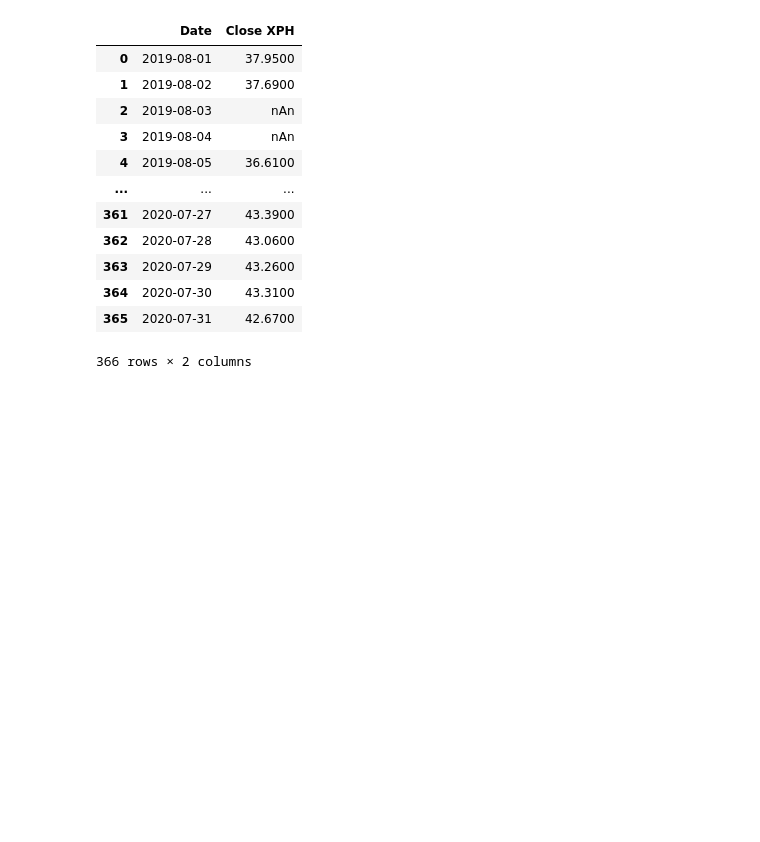
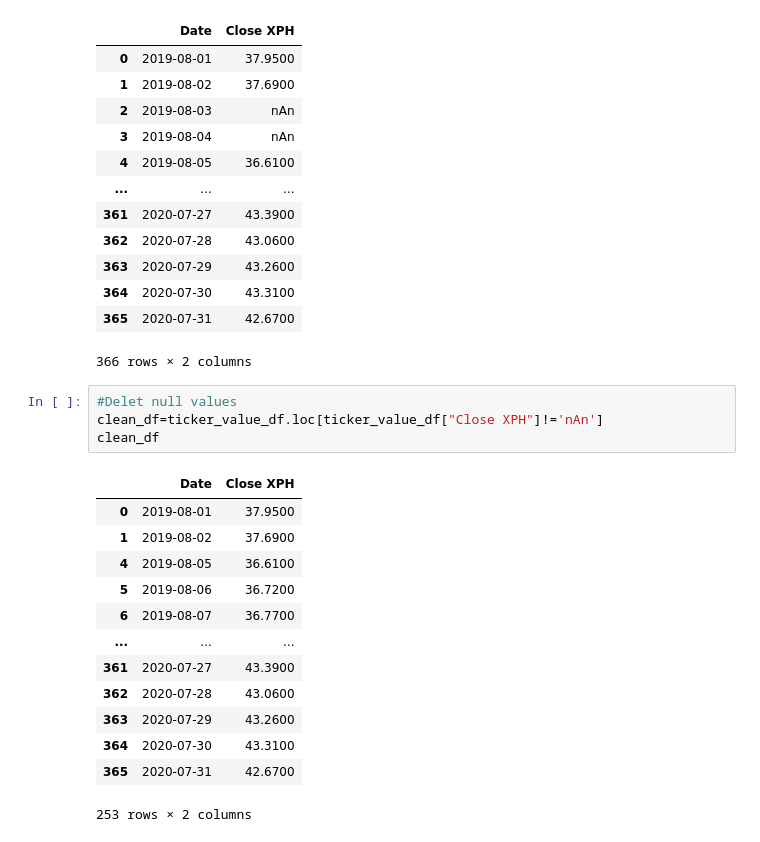
Before and after one commit to Dinorobie/stocks-covid, a Jupyter notebook: stock_data.ipynb, the cells around one changed output. Saved outputs shown, nothing was run; the diff lists cells and outputs as text; blank space fills up the shorter version.

```diff
--- a/stock_data.ipynb
+++ b/stock_data.ipynb
@@ -68,3 +68,21 @@ ticker_value_df
 | 364 | 2020-07-30 | 43.3100 |
 | 365 | 2020-07-31 | 42.6700 |
 366 rows × 2 columns
+# %%
+#Delet null values
+clean_df=ticker_value_df.loc[ticker_value_df["Close XPH"]!='nAn']
+clean_df
+# %% [output]
+|  | Date | Close XPH |
+| 0 | 2019-08-01 | 37.9500 |
+| 1 | 2019-08-02 | 37.6900 |
+| 4 | 2019-08-05 | 36.6100 |
+| 5 | 2019-08-06 | 36.7200 |
+| 6 | 2019-08-07 | 36.7700 |
+| ... | ... | ... |
+| 361 | 2020-07-27 | 43.3900 |
+| 362 | 2020-07-28 | 43.0600 |
+| 363 | 2020-07-29 | 43.2600 |
+| 364 | 2020-07-30 | 43.3100 |
+| 365 | 2020-07-31 | 42.6700 |
+253 rows × 2 columns
```
Also changed, not shown: parts of 3 cells of this notebook.
